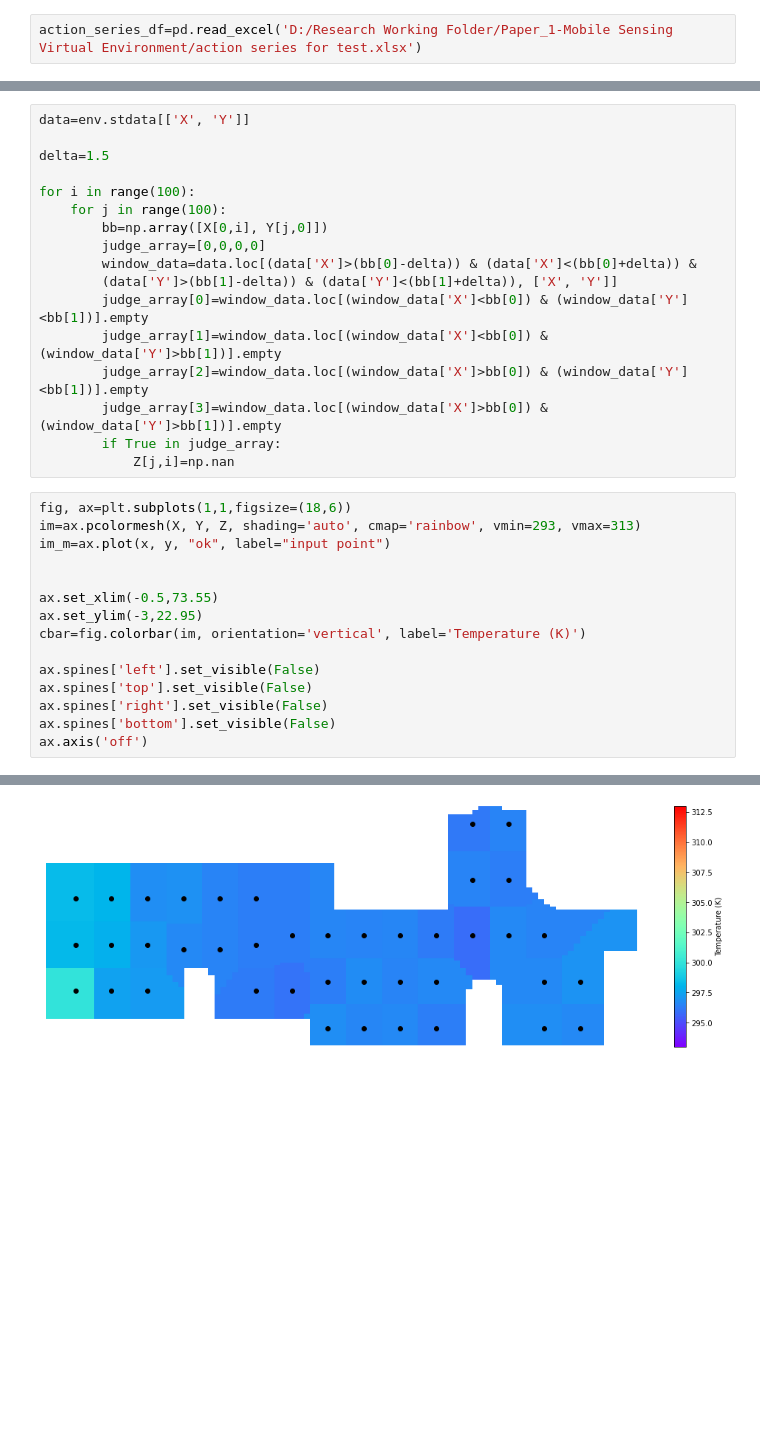
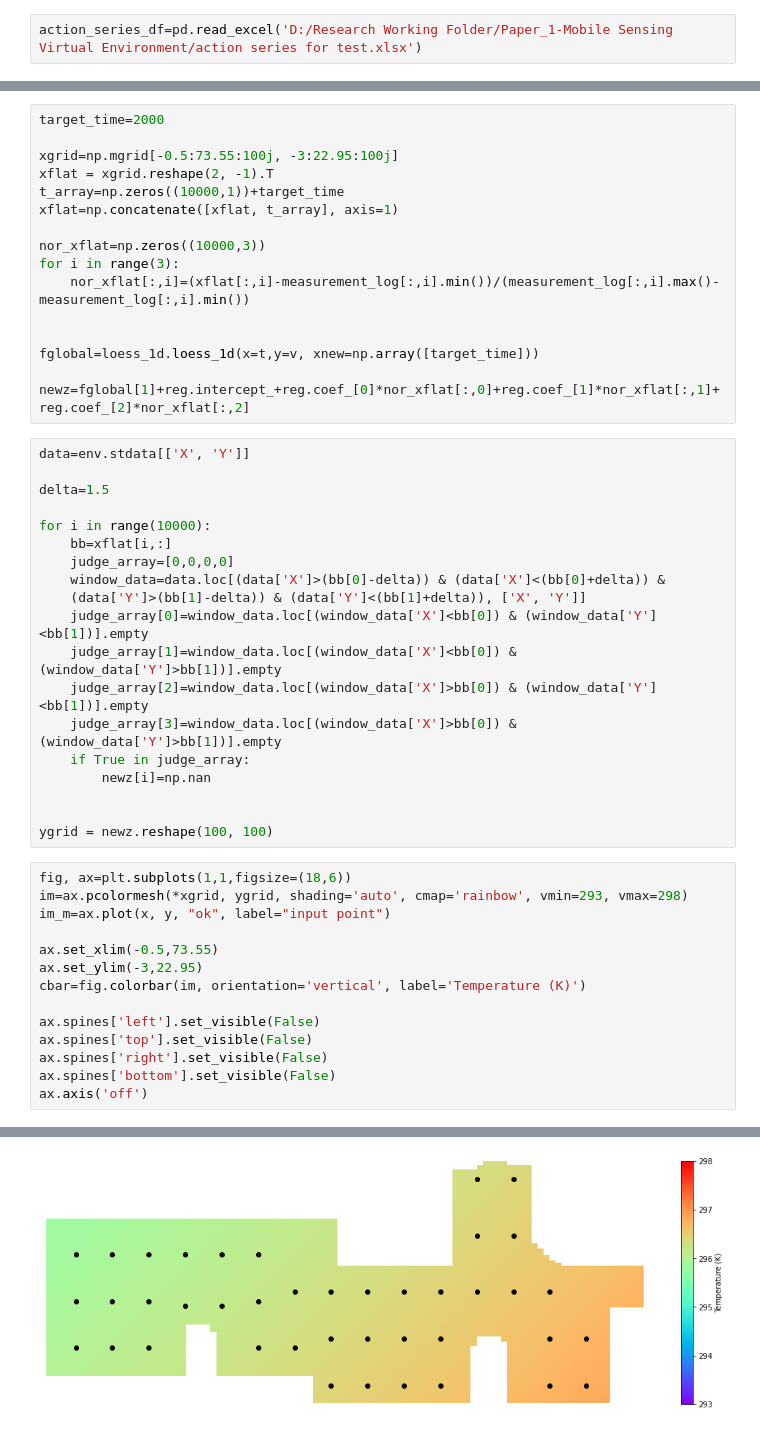
Before and after one commit to kishuqizhou/AlphaMobileSensing, a Jupyter notebook: test_dynamic.ipynb, the cells around one changed output, grey strips where cells are left out. Drawn from its saved outputs; the diff is of its cells as text; blank space fills up the shorter version.

```diff
--- a/test_dynamic.ipynb
+++ b/test_dynamic.ipynb
@@ -49,35 +75,52 @@ Z = interp(X, Y)
+# %%
+target_time=2000
+
+xgrid=np.mgrid[-0.5:73.55:100j, -3:22.95:100j]
+xflat = xgrid.reshape(2, -1).T
+t_array=np.zeros((10000,1))+target_time
+xflat=np.concatenate([xflat, t_array], axis=1)
+
+nor_xflat=np.zeros((10000,3))
+for i in range(3):
+    nor_xflat[:,i]=(xflat[:,i]-measurement_log[:,i].min())/(measurement_log[:,i].max()-measurement_log[:,i].min())
+
+
+fglobal=loess_1d.loess_1d(x=t,y=v, xnew=np.array([target_time]))
+
+newz=fglobal[1]+reg.intercept_+reg.coef_[0]*nor_xflat[:,0]+reg.coef_[1]*nor_xflat[:,1]+reg.coef_[2]*nor_xflat[:,2]
 # %%
 data=env.stdata[['X', 'Y']]
 
 delta=1.5
 
-for i in range(100):
-    for j in range(100):
-        bb=np.array([X[0,i], Y[j,0]])
-        judge_array=[0,0,0,0]
-        window_data=data.loc[(data['X']>(bb[0]-delta)) & (data['X']<(bb[0]+delta)) &
-        (data['Y']>(bb[1]-delta)) & (data['Y']<(bb[1]+delta)), ['X', 'Y']]
-        judge_array[0]=window_data.loc[(window_data['X']<bb[0]) & (window_data['Y']<bb[1])].empty
-        judge_array[1]=window_data.loc[(window_data['X']<bb[0]) & (window_data['Y']>bb[1])].empty
-        judge_array[2]=window_data.loc[(window_data['X']>bb[0]) & (window_data['Y']<bb[1])].empty
-        judge_array[3]=window_data.loc[(window_data['X']>bb[0]) & (window_data['Y']>bb[1])].empty
-        if True in judge_array:
-            Z[j,i]=np.nan
+for i in range(10000):
+    bb=xflat[i,:]
+    judge_array=[0,0,0,0]
+    window_data=data.loc[(data['X']>(bb[0]-delta)) & (data['X']<(bb[0]+delta)) &
+    (data['Y']>(bb[1]-delta)) & (data['Y']<(bb[1]+delta)), ['X', 'Y']]
+    judge_array[0]=window_data.loc[(window_data['X']<bb[0]) & (window_data['Y']<bb[1])].empty
+    judge_array[1]=window_data.loc[(window_data['X']<bb[0]) & (window_data['Y']>bb[1])].empty
+    judge_array[2]=window_data.loc[(window_data['X']>bb[0]) & (window_data['Y']<bb[1])].empty
+    judge_array[3]=window_data.loc[(window_data['X']>bb[0]) & (window_data['Y']>bb[1])].empty
+    if True in judge_array:
+        newz[i]=np.nan
+
+
+ygrid = newz.reshape(100, 100)
 # %%
 fig, ax=plt.subplots(1,1,figsize=(18,6))
-im=ax.pcolormesh(X, Y, Z, shading='auto', cmap='rainbow', vmin=293, vmax=313)
+im=ax.pcolormesh(*xgrid, ygrid, shading='auto', cmap='rainbow', vmin=293, vmax=298)
 im_m=ax.plot(x, y, "ok", label="input point")
-
 
 ax.set_xlim(-0.5,73.55)
 ax.set_ylim(-3,22.95)
 cbar=fig.colorbar(im, orientation='vertical', label='Temperature (K)')
 
 ax.spines['left'].set_visible(False)
 ax.spines['top'].set_visible(False)
 ax.spines['right'].set_visible(False)
 ax.spines['bottom'].set_visible(False)
 ax.axis('off')
 # %% [output]
 (-0.5, 73.55, -3.0, 22.95)
-[figure, old version]
+[figure, new version]
```
Also changed, not shown: parts of 28 cells of this notebook.
